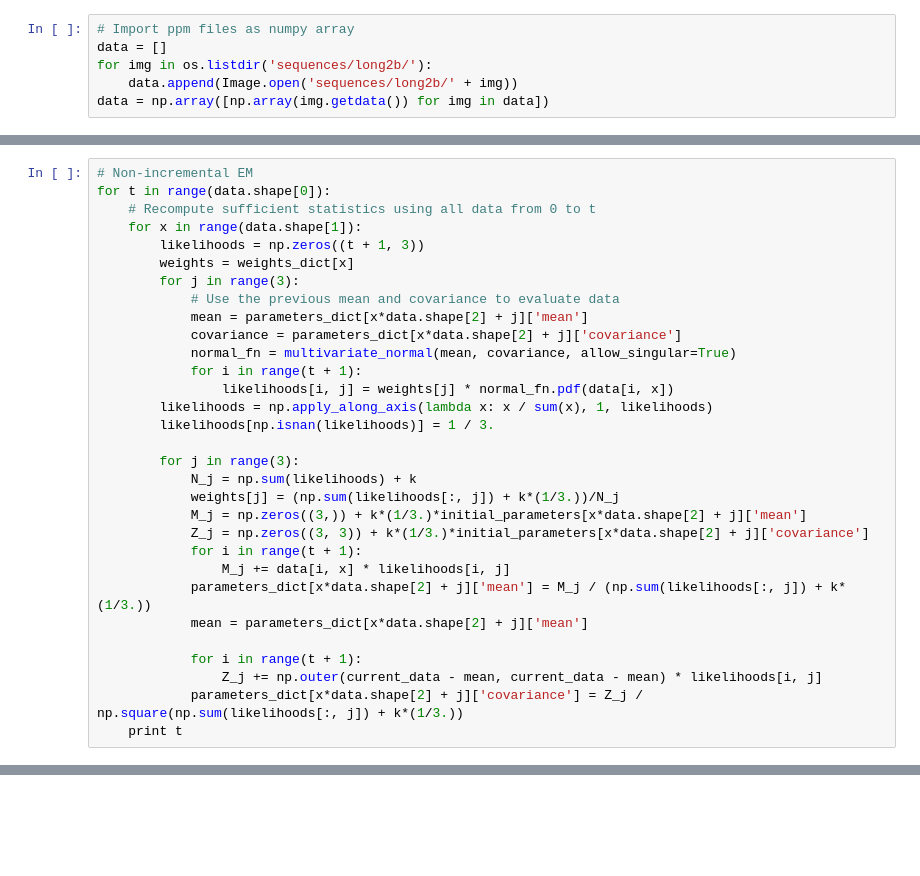
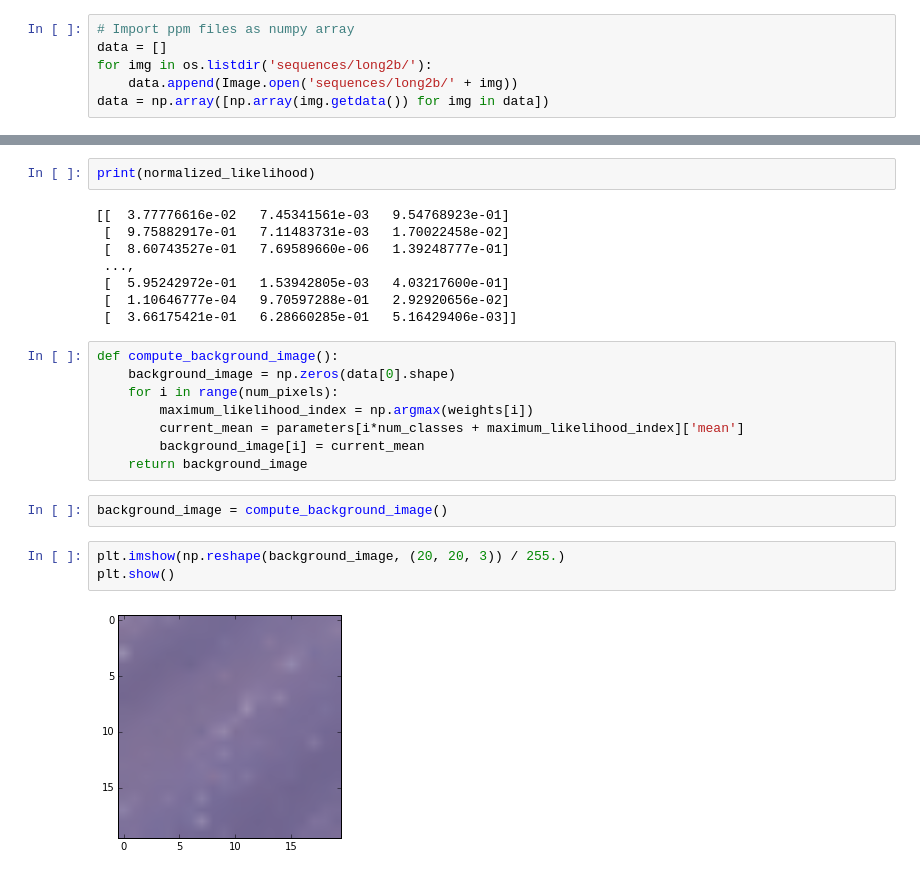
Before and after one commit to Rulison/background_blog, a Jupyter notebook: Background Subtraction EM.ipynb, the cells around one changed output, grey strips where cells are left out. Saved outputs shown, nothing was run; the diff lists cells and outputs as text; blank space fills up the shorter version.

```diff
--- a/Background Subtraction EM.ipynb
+++ b/Background Subtraction EM.ipynb
@@ -157,31 +118,0 @@ def update_mean_covariance(likelihood, index):
-# %%
-# Non-incremental EM
-for t in range(data.shape[0]):
-    # Recompute sufficient statistics using all data from 0 to t
-    for x in range(data.shape[1]):
-        likelihoods = np.zeros((t + 1, 3))
-        weights = weights_dict[x]
-        for j in range(3):
-            # Use the previous mean and covariance to evaluate data
-            mean = parameters_dict[x*data.shape[2] + j]['mean']
-            covariance = parameters_dict[x*data.shape[2] + j]['covariance']
-            normal_fn = multivariate_normal(mean, covariance, allow_singular=True)
-            for i in range(t + 1):
-                likelihoods[i, j] = weights[j] * normal_fn.pdf(data[i, x])
-        likelihoods = np.apply_along_axis(lambda x: x / sum(x), 1, likelihoods)
-        likelihoods[np.isnan(likelihoods)] = 1 / 3.
-
-        for j in range(3):
-            N_j = np.sum(likelihoods) + k
-            weights[j] = (np.sum(likelihoods[:, j]) + k*(1/3.))/N_j
-            M_j = np.zeros((3,)) + k*(1/3.)*initial_parameters[x*data.shape[2] + j]['mean']
-            Z_j = np.zeros((3, 3)) + k*(1/3.)*initial_parameters[x*data.shape[2] + j]['covariance']
-            for i in range(t + 1):
-                M_j += data[i, x] * likelihoods[i, j]
-            parameters_dict[x*data.shape[2] + j]['mean'] = M_j / (np.sum(likelihoods[:, j]) + k*(1/3.))
-            mean = parameters_dict[x*data.shape[2] + j]['mean']
-
-            for i in range(t + 1):
-                Z_j += np.outer(current_data - mean, current_data - mean) * likelihoods[i, j]
-            parameters_dict[x*data.shape[2] + j]['covariance'] = Z_j / np.square(np.sum(likelihoods[:, j]) + k*(1/3.))
-    print t
@@ -237,0 +149,25 @@ parameters_dict[0]['mean'].shape
+# %%
+print(normalized_likelihood)
+# %% [output]
+[[  3.77776616e-02   7.45341561e-03   9.54768923e-01]
+ [  9.75882917e-01   7.11483731e-03   1.70022458e-02]
+ [  8.60743527e-01   7.69589660e-06   1.39248777e-01]
+ ...,
+ [  5.95242972e-01   1.53942805e-03   4.03217600e-01]
+ [  1.10646777e-04   9.70597288e-01   2.92920656e-02]
+ [  3.66175421e-01   6.28660285e-01   5.16429406e-03]]
+# %%
+def compute_background_image():
+    background_image = np.zeros(data[0].shape)
+    for i in range(num_pixels):
+        maximum_likelihood_index = np.argmax(weights[i])
+        current_mean = parameters[i*num_classes + maximum_likelihood_index]['mean']
+        background_image[i] = current_mean
+    return background_image
+# %%
+background_image = compute_background_image()
+# %%
+plt.imshow(np.reshape(background_image, (20, 20, 3)) / 255.)
+plt.show()
+# %% [output]
+[figure, added]
```
Also changed, not shown: parts of 16 cells of this notebook.
